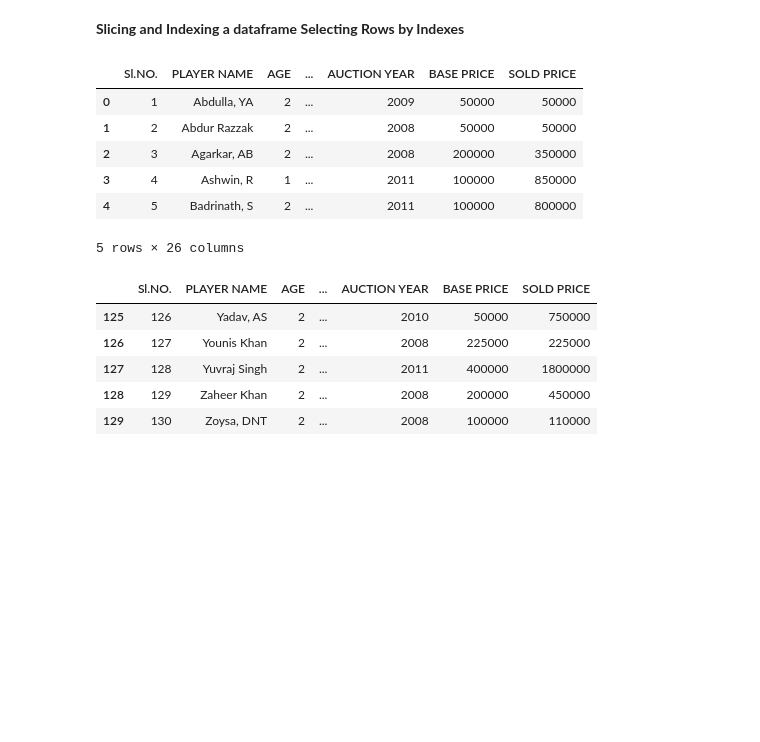
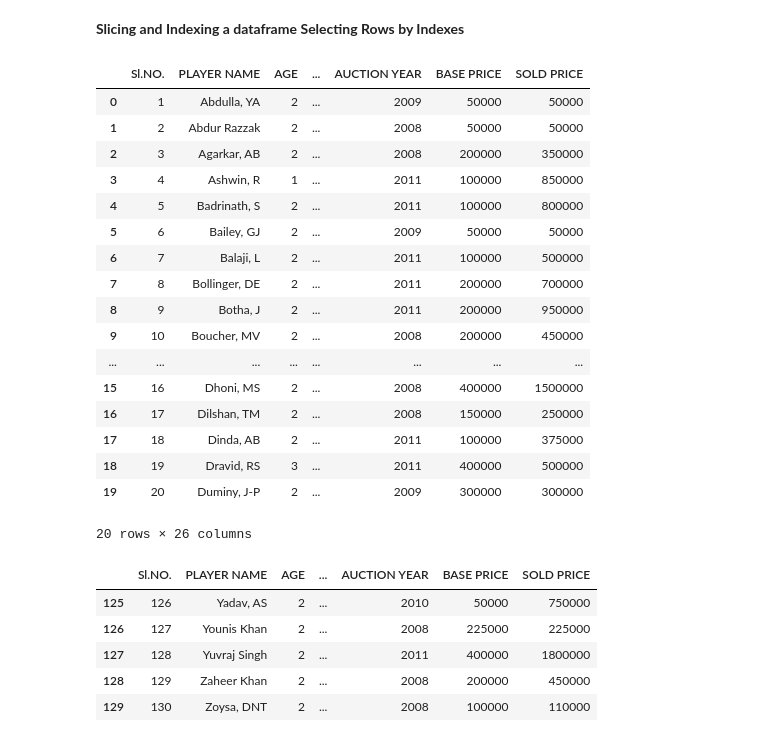
Before and after one commit to rssmahesh1/MLA2021, a Jupyter notebook: Copy_of_BASIC.ipynb, the cells around one changed output. Cells and saved outputs as stored; diff of their text form; code cells hidden in the pictures; blank space fills up the shorter version.

```diff
--- a/Copy_of_BASIC.ipynb
+++ b/Copy_of_BASIC.ipynb
@@ -105,15 +128,26 @@ memory usage: 26.5+ KB
 **Slicing and Indexing a dataframe**
 **Selecting Rows by Indexes**
 # %%
-ipl_df[0:5]
+ipl_df[0:20]
 # %% [output]
 |  | Sl.NO. | PLAYER NAME | AGE | ... | AUCTION YEAR | BASE PRICE | SOLD PRICE |
 | 0 | 1 | Abdulla, YA | 2 | ... | 2009 | 50000 | 50000 |
 | 1 | 2 | Abdur Razzak | 2 | ... | 2008 | 50000 | 50000 |
 | 2 | 3 | Agarkar, AB | 2 | ... | 2008 | 200000 | 350000 |
 | 3 | 4 | Ashwin, R | 1 | ... | 2011 | 100000 | 850000 |
 | 4 | 5 | Badrinath, S | 2 | ... | 2011 | 100000 | 800000 |
+| 5 | 6 | Bailey, GJ | 2 | ... | 2009 | 50000 | 50000 |
+| 6 | 7 | Balaji, L | 2 | ... | 2011 | 100000 | 500000 |
+| 7 | 8 | Bollinger, DE | 2 | ... | 2011 | 200000 | 700000 |
+| 8 | 9 | Botha, J | 2 | ... | 2011 | 200000 | 950000 |
+| 9 | 10 | Boucher, MV | 2 | ... | 2008 | 200000 | 450000 |
+| ... | ... | ... | ... | ... | ... | ... | ... |
+| 15 | 16 | Dhoni, MS | 2 | ... | 2008 | 400000 | 1500000 |
+| 16 | 17 | Dilshan, TM | 2 | ... | 2008 | 150000 | 250000 |
+| 17 | 18 | Dinda, AB | 2 | ... | 2011 | 100000 | 375000 |
+| 18 | 19 | Dravid, RS | 3 | ... | 2011 | 400000 | 500000 |
+| 19 | 20 | Duminy, J-P | 2 | ... | 2009 | 300000 | 300000 |
-5 rows × 26 columns
+20 rows × 26 columns
 # %%
 ipl_df[-5:]
 # %% [output]
```
Also changed, not shown: parts of 6 cells of this notebook.
